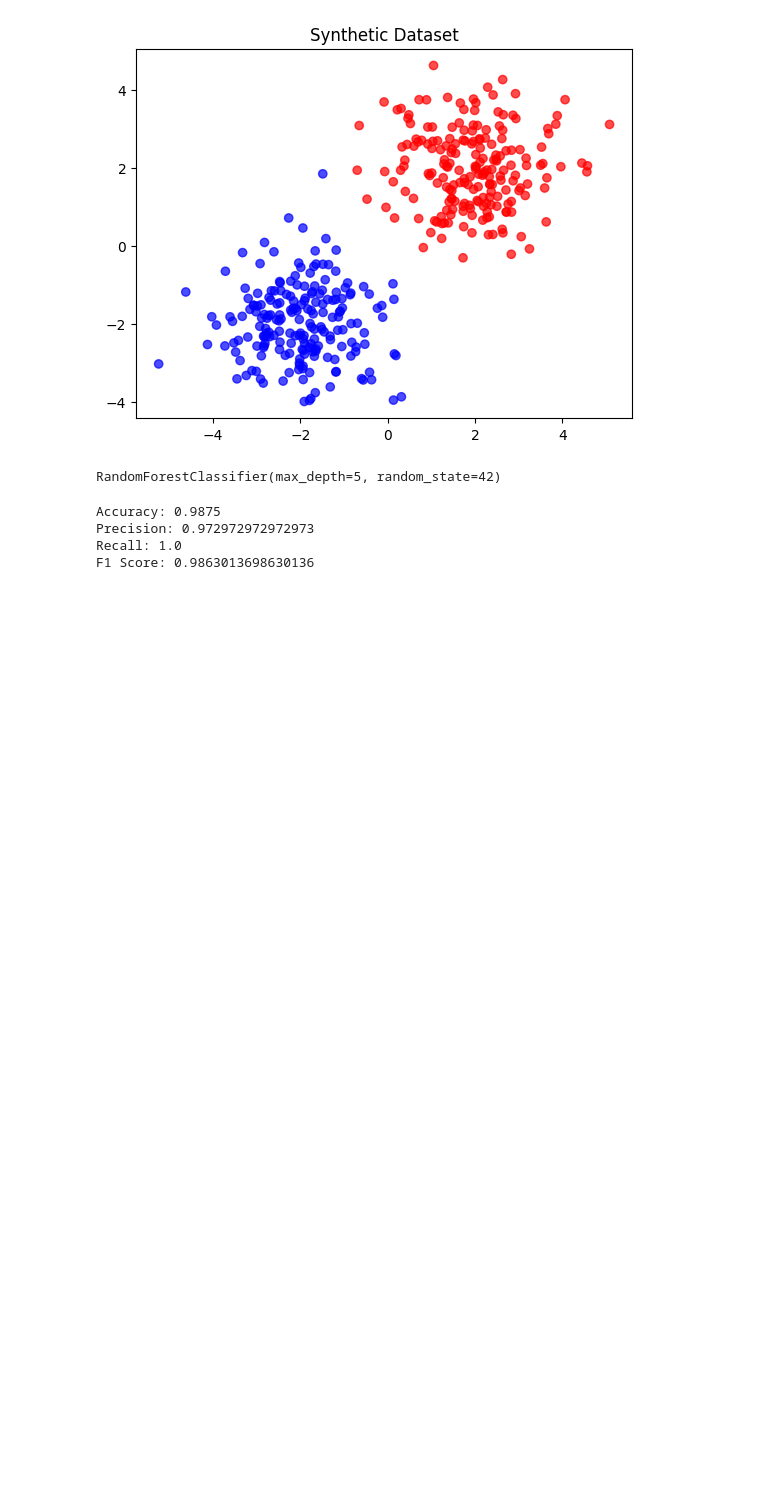
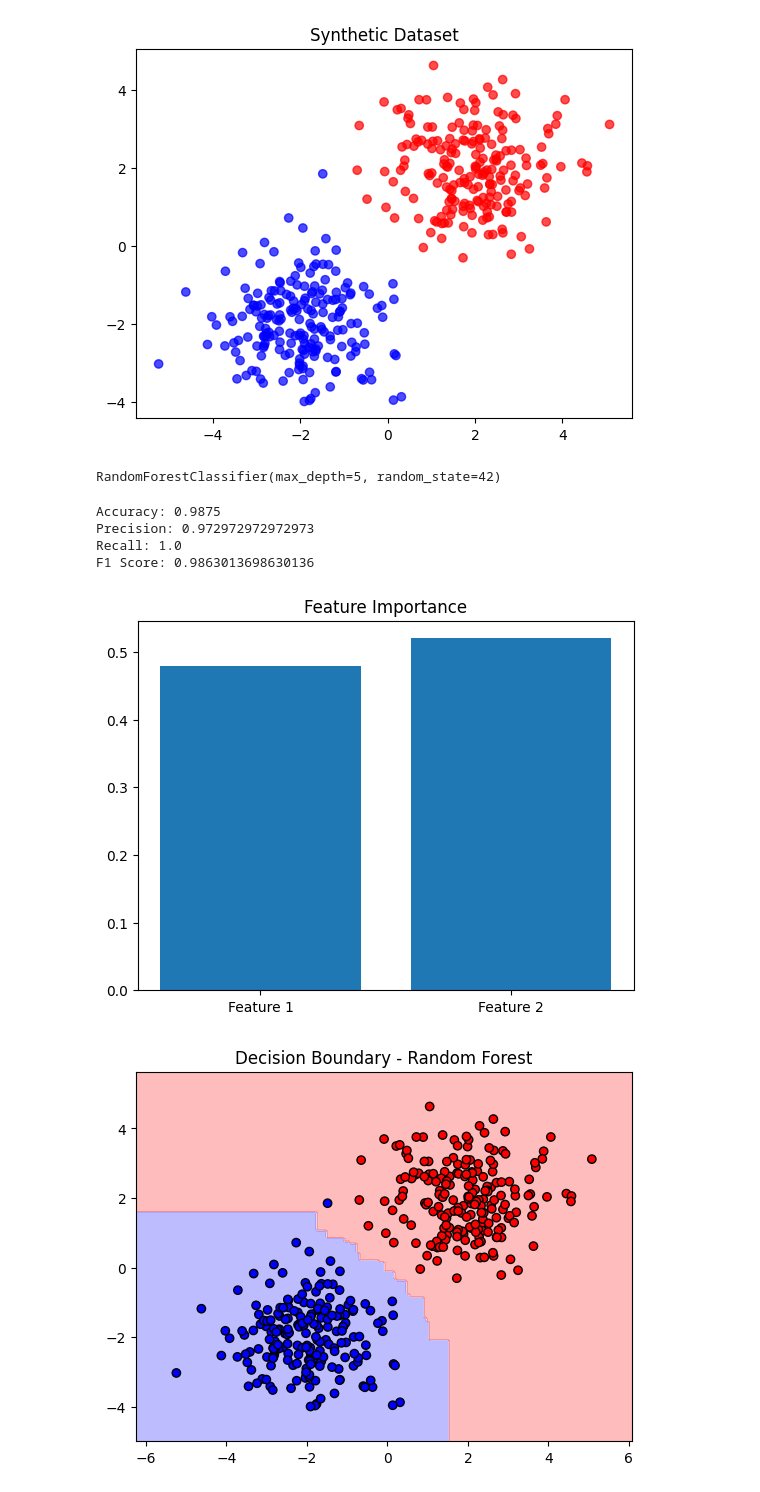
Before and after one commit to coder-jayp/supervised-ml-algorithms-implementation, a Jupyter notebook: notebooks/random_forest.ipynb, the cells around one changed output. Drawn from its saved outputs; the diff is of its cells as text; code cells hidden in the pictures; blank space fills up the shorter version.

Commit message:
feat: add feature importance and decision boundary visualizations for Random Forest

```diff
--- a/notebooks/random_forest.ipynb
+++ b/notebooks/random_forest.ipynb
@@ -47,3 +47,21 @@ Accuracy: 0.9875
 Precision: 0.972972972972973
 Recall: 1.0
 F1 Score: 0.9863013698630136
+# %%
+plt.bar(range(X.shape[1]), rf_model.feature_importances_)
+plt.xticks(range(X.shape[1]), ["Feature 1", "Feature 2"])
+plt.title("Feature Importance")
+plt.show()
+
+aa, bb = np.meshgrid(np.linspace(X[:,0].min()-1, X[:,0].max()+1, 200),
+                     np.linspace(X[:,1].min()-1, X[:,1].max()+1, 200))
+grid = np.c_[aa.ravel(), bb.ravel()]
+preds = rf_model.predict(grid).reshape(aa.shape)
+
+plt.contourf(aa, bb, preds, cmap="bwr", alpha=0.3)
+plt.scatter(X[:,0], X[:,1], c=y, cmap="bwr", edgecolors="k")
+plt.title("Decision Boundary - Random Forest")
+plt.show()
+# %% [output]
+[figure, added]
+[figure, added]
```
